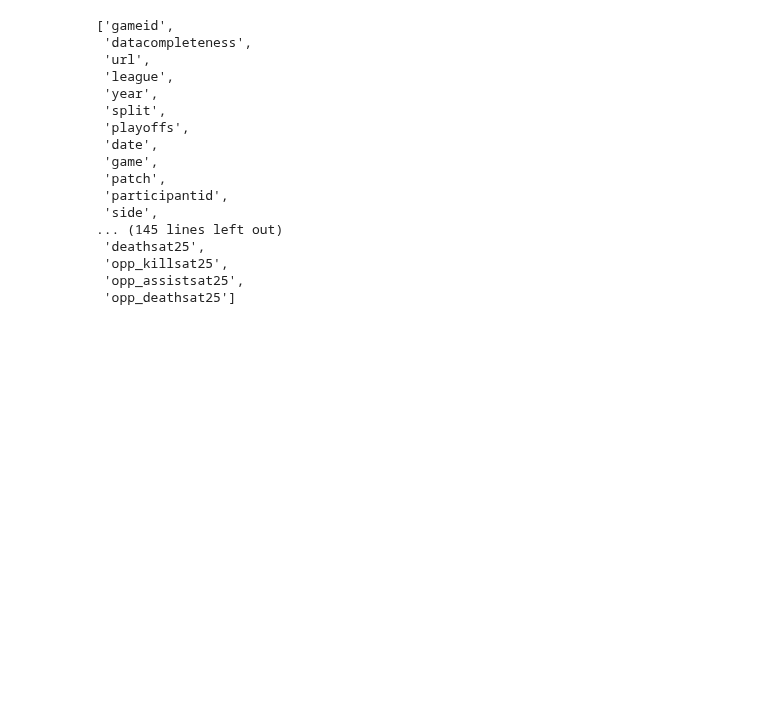
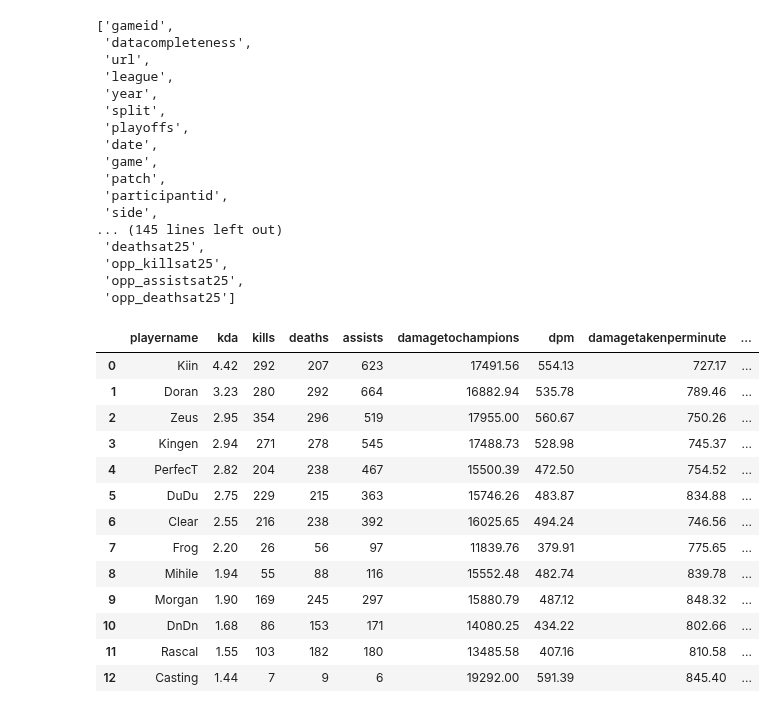
Before and after one commit to yagoandradelima/data-analysis-python, a Jupyter notebook: lol/codes/zeus.ipynb, the cells around one changed output. Cells and saved outputs as stored; diff of their text form; code cells hidden in the pictures; blank space fills up the shorter version.

```diff
--- a/lol/codes/zeus.ipynb
+++ b/lol/codes/zeus.ipynb
@@ -81,0 +117,31 @@ colunas_info_geral = ['damagetochampions', 'dpm', 'damageshare', 'damagetakenper
+# %%
+# Particularmente uma organização odiável, mas útil para ler os processos sem precisa rolar a tela
+
+df_top_players = etl(df_lck, 'top', colunas_info_geral).sort_values(by=["kda",
+                                                                        "kills",
+                                                                        "deaths",
+                                                                        "assists",
+                                                                        "damagetochampions"],
+                                                                        ascending=[False,
+                                                                                   False,
+                                                                                   False,
+                                                                                   False,
+                                                                                   False
+                                                                                   ]).reset_index(drop=True, inplace=True)
+# %%
+df_top_players
+# %% [output]
+|  | playername | kda | kills | deaths | assists | damagetochampions | dpm | damagetakenperminute | ... |
+| 0 | Kiin | 4.42 | 292 | 207 | 623 | 17491.56 | 554.13 | 727.17 | ... |
+| 1 | Doran | 3.23 | 280 | 292 | 664 | 16882.94 | 535.78 | 789.46 | ... |
+| 2 | Zeus | 2.95 | 354 | 296 | 519 | 17955.00 | 560.67 | 750.26 | ... |
+| 3 | Kingen | 2.94 | 271 | 278 | 545 | 17488.73 | 528.98 | 745.37 | ... |
+| 4 | PerfecT | 2.82 | 204 | 238 | 467 | 15500.39 | 472.50 | 754.52 | ... |
+| 5 | DuDu | 2.75 | 229 | 215 | 363 | 15746.26 | 483.87 | 834.88 | ... |
+| 6 | Clear | 2.55 | 216 | 238 | 392 | 16025.65 | 494.24 | 746.56 | ... |
+| 7 | Frog | 2.20 | 26 | 56 | 97 | 11839.76 | 379.91 | 775.65 | ... |
+| 8 | Mihile | 1.94 | 55 | 88 | 116 | 15552.48 | 482.74 | 839.78 | ... |
+| 9 | Morgan | 1.90 | 169 | 245 | 297 | 15880.79 | 487.12 | 848.32 | ... |
+| 10 | DnDn | 1.68 | 86 | 153 | 171 | 14080.25 | 434.22 | 802.66 | ... |
+| 11 | Rascal | 1.55 | 103 | 182 | 180 | 13485.58 | 407.16 | 810.58 | ... |
+| 12 | Casting | 1.44 | 7 | 9 | 6 | 19292.00 | 591.39 | 845.40 | ... |
```
Also changed, not shown: parts of 4 cells of this notebook.
